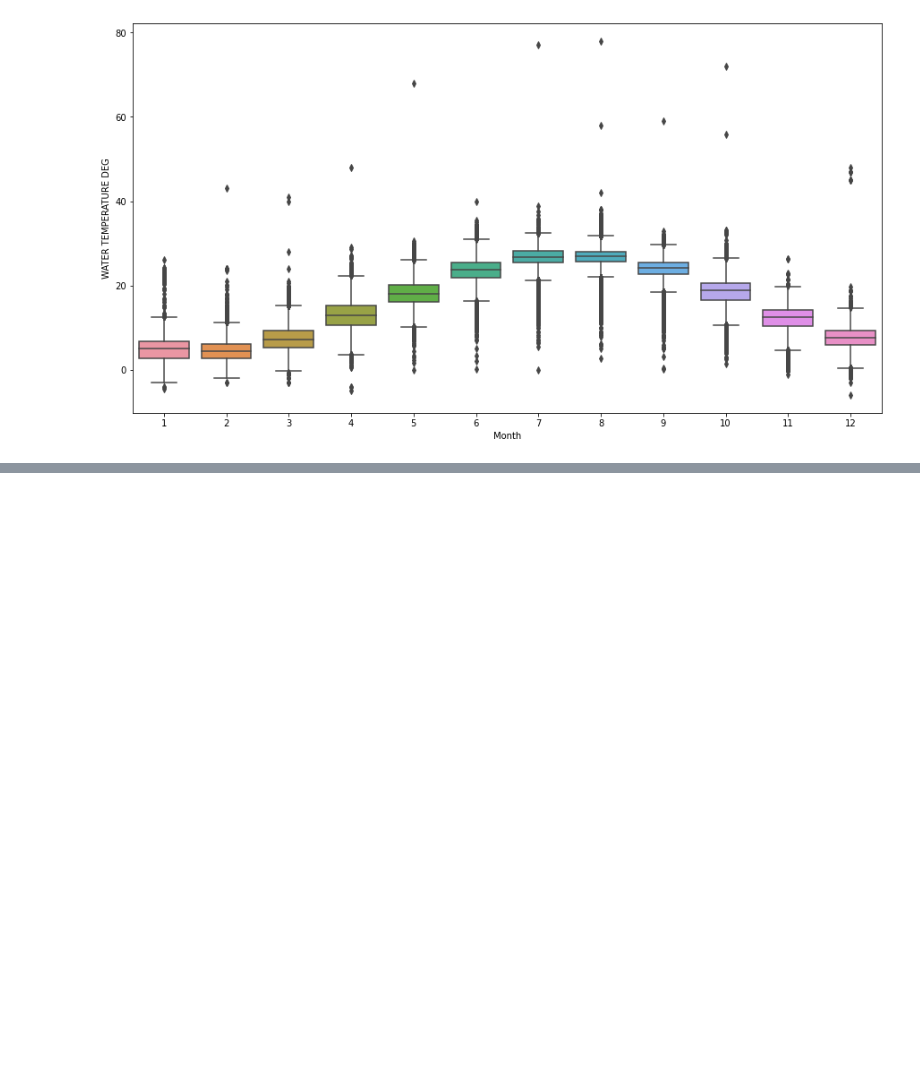
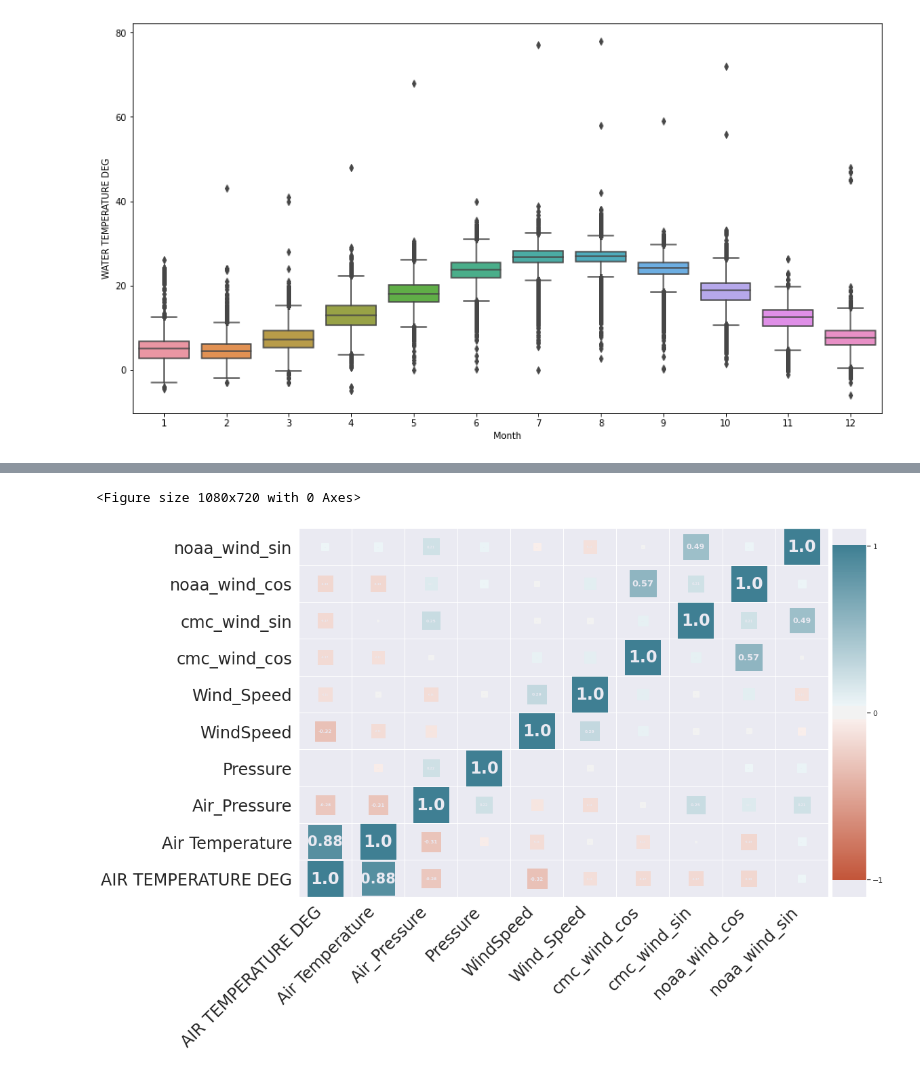
Before and after one commit to coreyryanhanson/hackthebay, a Jupyter notebook: datagathering.ipynb, the cells around one changed output, grey strips where cells are left out. Cells and saved outputs as stored; diff of their text form; code cells hidden in the pictures; blank space fills up the shorter version.

```diff
--- a/datagathering.ipynb
+++ b/datagathering.ipynb
@@ -538,2 +398,0 @@ un1.size + un2.size
-# %%
-df['Station'] = np.where(df['Station'].isnull(), df['StationCode'], df['Station'])
@@ -543,2 +398,0 @@ re.match()
-# %%
-x = df.copy()
@@ -594,0 +424,3 @@ df.iloc[0:25,0:12]
+# %%
+noaa_hourly = reduce_time_resolution_in_multindex(noaa_df, 'Date', "H", ["USAF_ID", "NCEI_WBAN_ID"])
+cbp_cmc_hourly = reduce_time_resolution_in_multindex(cbp_cmc_df, 'Date', "H", ["Station"])
@@ -594,0 +433,32 @@ df.iloc[0:25,0:12]
+# %%
+# Mapping the degrees to values that can be compared in the correlation matrix.
+degree_map = {'N':0, 'E':90, "S":180, "W":270, "NE":45, "SE":135, "SW":225, "NW":315,
+              "NNE": 22.5, "ENE": 67.5, "ESE":112.5, "SSE": 157.5, "SSW":202.5, "WSW":247.5, "WNW": 292.5, "NNW":337.5}
+
+# The wind speed is an even less precise conversion.
+speed_map = {'1 To 10 Knots':5, '0 To 1 Knot':1, 'Calm':0, '>30 To 40 Knots':35, '20 To 30 Knots':25, '10 To 20 Knots':15, 'Above 40 Knots':45}
+meters_second_to_knots = 1.943844
+
+examine_corr_noaa = noaa_hourly[['Date', 'USAF_ID', 'NCEI_WBAN_ID','Wind_Dir', 'Wind_Speed', 'Air Temperature', 'Air_Pressure']].copy()
+examine_corr_cbp_cmc = cbp_cmc_hourly[['Date', 'Station', 'WindDirection', 'WindSpeed', 'AIR TEMPERATURE DEG', 'Pressure']].copy()
+
+# Converting the WindDirection to their sin and cosine values to prevent the 0 to 360 degree jump.
+examine_corr_cbp_cmc['WindDirection'] = examine_corr_cbp_cmc['WindDirection'].map(degree_map)
+examine_corr_cbp_cmc['cmc_wind_sin'] = examine_corr_cbp_cmc['WindDirection'].map(lambda x: math.sin(math.radians(x)))
+examine_corr_cbp_cmc['cmc_wind_cos'] = examine_corr_cbp_cmc['WindDirection'].map(lambda x: math.cos(math.radians(x)))
+examine_corr_noaa['noaa_wind_sin'] = examine_corr_noaa['Wind_Dir'].map(lambda x: math.sin(math.radians(x)))
+examine_corr_noaa['noaa_wind_cos'] = examine_corr_noaa['Wind_Dir'].map(lambda x: math.cos(math.radians(x)))
+
+# A rough categorical to quantitative transformation for the correlation matrix.
+examine_corr_cbp_cmc["WindSpeed"] = examine_corr_cbp_cmc["WindSpeed"].map(speed_map)
+examine_corr_noaa["Wind_Speed"] = examine_corr_noaa["Wind_Speed"] * meters_second_to_knots
+
+examine_corr = examine_corr_cbp_cmc.merge(noaa_locations_df, how="left", on="Station").drop(columns=["Latitude", "Longitude", "noaa_dist_mi1",
+                                                                                                     "USAF_id2", "WBAN_id2", "noaa_dist_mi2",
+                                                                                                     "USAF_id3", "WBAN_id3", "noaa_dist_mi3"]).copy()
+#Fixing bug from incompatible datatypes.
+examine_corr["WBAN_id1"] = examine_corr["WBAN_id1"].astype("object").map(lambda x: str(x))
+
+#Merging the datasets together and trimming for correlation matrix.
+examine_corr = examine_corr.merge(examine_corr_noaa, how="inner", left_on=["Date", "USAF_id1", "WBAN_id1"],
+                                  right_on=["Date", 'USAF_ID', 'NCEI_WBAN_ID']).drop(columns=["WindDirection", "Wind_Dir"])
@@ -594,0 +467,5 @@ df.iloc[0:25,0:12]
+# %%
+dynamic_heatmap(examine_corr, examine_corr.columns, fontsize=24, annot=True, palette=None, figsize=(15, 10), squaresize=2700)
+# %% [output]
+<Figure size 1080x720 with 0 Axes>
+[figure, added]
```
Also changed, not shown: parts of 27 cells of this notebook, 2 other files.
